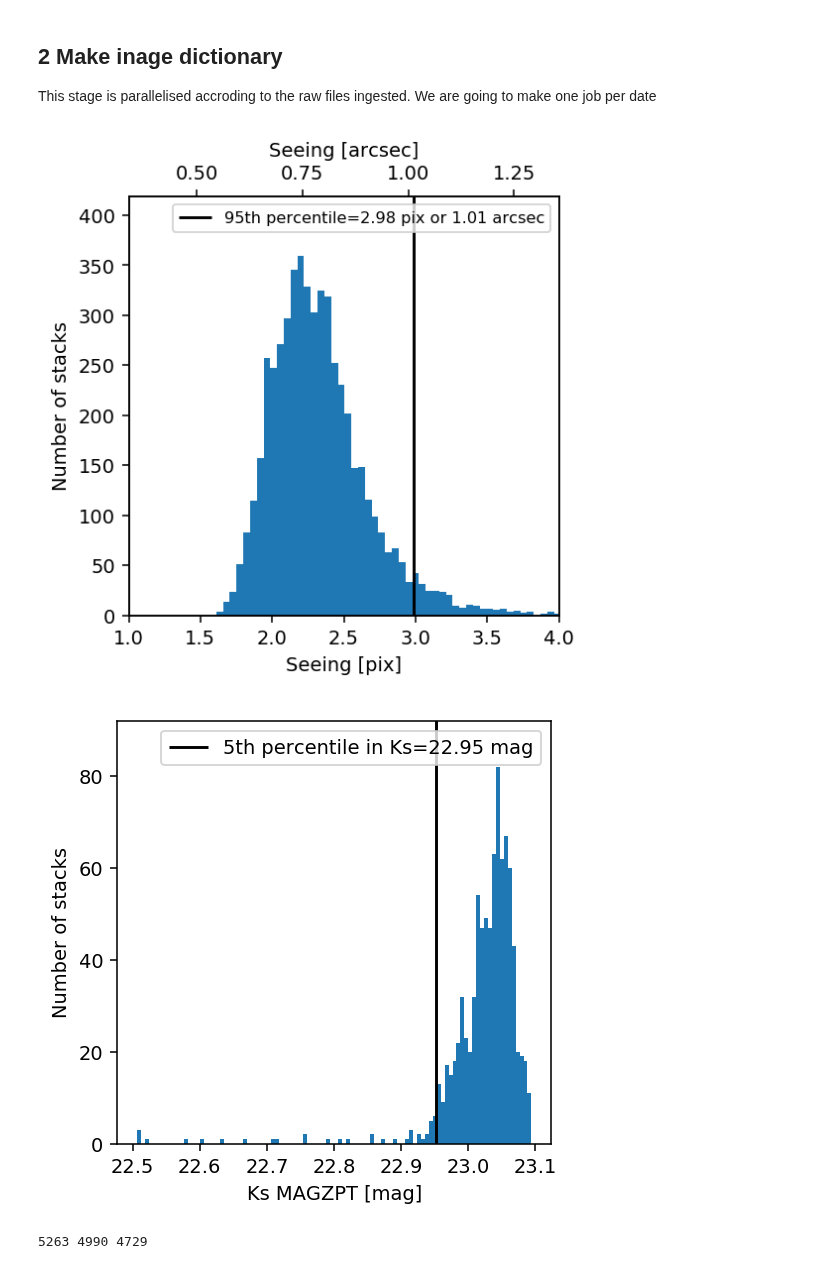
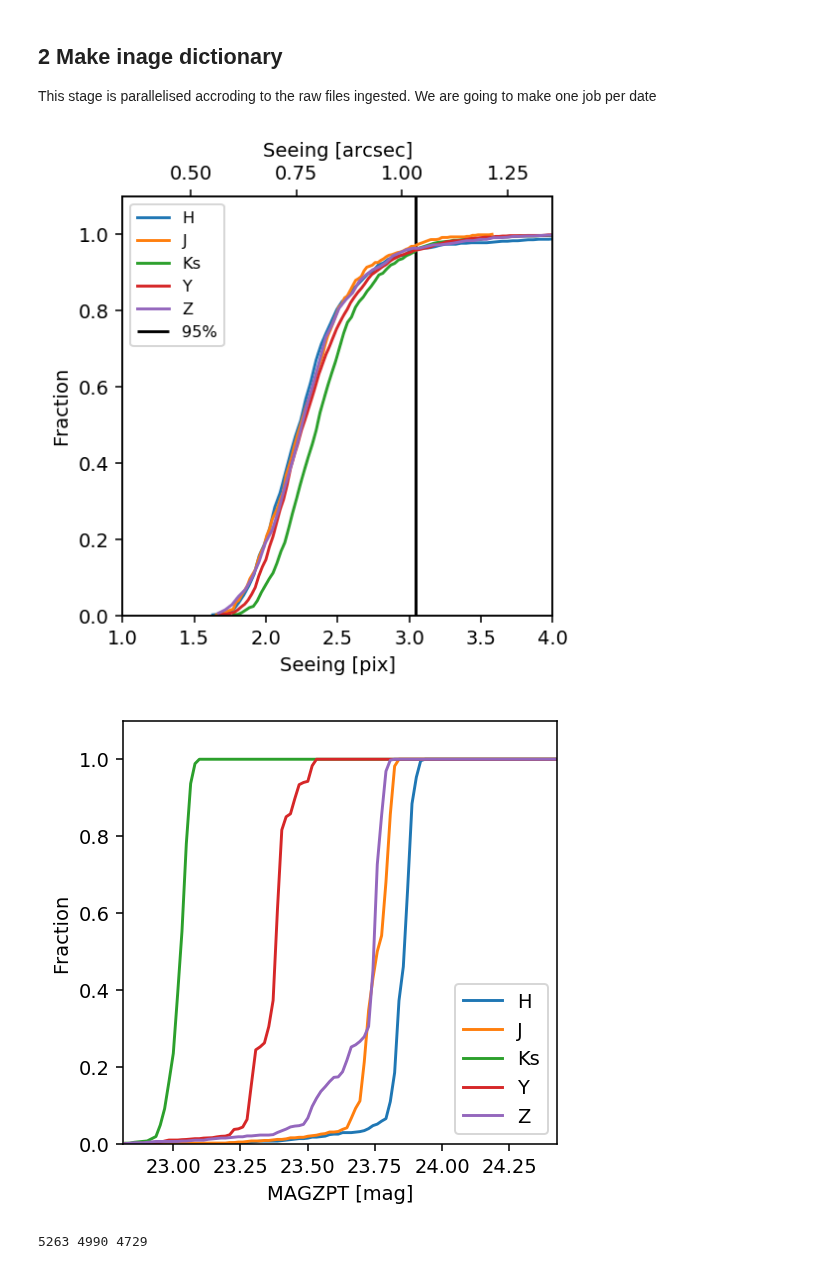
Before and after one commit to lsst-uk/lsst-ir-fusion, a Jupyter notebook: dmu4/dmu4_SXDS/1_Slurm_factory_SXDS.ipynb, the cells around one changed output. Cells and saved outputs as stored; diff of their text form; code cells hidden in the pictures.

```diff
--- a/dmu4/dmu4_SXDS/1_Slurm_factory_SXDS.ipynb
+++ b/dmu4/dmu4_SXDS/1_Slurm_factory_SXDS.ipynb
@@ -516,65 +516,85 @@ This stage is parallelised accroding to the raw files ingested. We are going to
 # %%
 fig = plt.figure(figsize=(4, 4), dpi=140)
 ax1 = fig.add_subplot(111)
 ax2 = ax1.twiny()
 lims=[1,4]
 pixwidth=0.339
 #hist=np.histogram(video_ims[near_sxds]['SEEING'],bins=100)
 #X=[np.mean([hist[1][n],hist[1][n+1]]) for n in np.arange(len(hist[1])-1)]
 #Y=hist[0]
+for band in np.unique(video_ims[~video_ims['filter'].mask]['filter']):
 
-seeing_p95=np.percentile(video_ims[near_sxds]['SEEING'],95)
-hist=ax1.hist(video_ims[near_sxds]['SEEING'],bins=100,label=None)
-ax1.vlines(seeing_p95,np.min(hist[0]),np.max(hist[0]+60),label='95th percentile={} pix or {} arcsec'.format(
-        round(seeing_p95,2), round(seeing_p95*pixwidth,2)
-    )
-)
-ax1.set_ylim([np.min(hist[0]),np.max(hist[0]+60)])
-ax1.set_xlabel(r"Seeing [pix]")
-ax1.set_xlim(lims)
-ax1.set_ylabel('Number of stacks')
-ax1.legend(fontsize='small')
+    #print(band)
+    m = near_sxds & (video_ims['filter']==band)
 
 
+    hist=np.histogram(video_ims[m]['SEEING'],bins=100)
+    bin_edges=hist[1]
+    bin_middles = (bin_edges[1:] + bin_edges[:-1])/2
+    cum_sum=np.cumsum(hist[0])/np.sum(hist[0])
+    ax1.plot(bin_middles,cum_sum,label=band)
+
+    ax1.set_ylim([0,1.1])
+    ax1.set_xlabel(r"Seeing [pix]")
+    ax1.set_xlim(lims)
+    ax1.set_ylabel('Fraction')
+
+
+seeing_p95=np.nanpercentile(video_ims['SEEING'],95)
+ax1.vlines(seeing_p95,0,1.1,label='95%')
+
+ax1.legend(fontsize='small')
 
 new_tick_locations = np.array([0.5,0.75,1,1.25])/pixwidth
 def tick_function(X):
     V = X*pixwidth
     return ["%.2f" % z for z in V]
 
 ax2.set_xlim(ax1.get_xlim())
 ax2.set_xticks(new_tick_locations)
 ax2.set_xticklabels(tick_function(new_tick_locations))
 ax2.set_xlabel(r"Seeing [arcsec]")
 fig.savefig('./figs/sxds_seeing_hist.pdf', overwrite=True, bbox_inches='tight')
 fig.savefig('./figs/sxds_seeing_hist.png', overwrite=True, bbox_inches='tight')
 # %% [output]
-[figure, old version]
+[figure, new version]
 # %%
 fig, ax = plt.subplots(figsize=(4, 4), dpi=140)
 band='Ks'
 m = near_sxds & (video_ims['filter']==band)
 lims=[
-    np.nanpercentile(video_ims[m]['MAGZPT'],1),
-    np.nanpercentile(video_ims[m]['MAGZPT'],99.9)
+    np.nanpercentile(video_ims['MAGZPT'],1),
+    np.nanpercentile(video_ims['MAGZPT'],99.9)+0.5
 ]
 
-zp_p5=np.percentile(video_ims[m]['MAGZPT'],5)
-hist=ax.hist(video_ims[m]['MAGZPT'],bins=100,range=lims,label=None)
-ax.vlines(zp_p5,np.min(hist[0]),np.max(hist[0]+100),label='5th percentile in {}={} mag'.format(
-        band,round(zp_p5,2)
-    )
-)
-ax.set_ylim([np.min(hist[0]),np.max(hist[0]+10)])
+for band in np.unique(video_ims[~video_ims['filter'].mask]['filter']):
 
-ax.set_xlabel(r"{} MAGZPT [mag]".format(band))
+    #print(band)
+    m = near_sxds & (video_ims['filter']==band)
+
+
+    hist=np.histogram(video_ims[m]['MAGZPT'],bins=100,range=lims)
+    bin_edges=hist[1]
+    bin_middles = (bin_edges[1:] + bin_edges[:-1])/2
+    cum_sum=np.cumsum(hist[0])/np.sum(hist[0])
+    ax.plot(bin_middles,cum_sum,label=band)
+
+
+    ax.set_xlabel(r"Seeing [pix]")
+
+    ax.set_ylabel('Fraction')
+
+ax.set_ylim([0,1.1])
+ax.set_xlim(lims)
+
+ax.set_xlabel(r"MAGZPT [mag]")
 #ax.set_xlim(lims)
-ax.set_ylabel('Number of stacks')
+ax.set_ylabel('Fraction')
 ax.legend()
-fig.savefig('./figs/sxds_zp_hist_{}.pdf'.format(band), overwrite=True, bbox_inches='tight')
-fig.savefig('./figs/sxds_zp_hist_{}.png'.format(band), overwrite=True, bbox_inches='tight')
+fig.savefig('./figs/sxds_zp_hist.pdf', overwrite=True, bbox_inches='tight')
+fig.savefig('./figs/sxds_zp_hist.png', overwrite=True, bbox_inches='tight')
 # %% [output]
-[figure, old version]
+[figure, new version]
 # %%
 print(
     np.sum(near_sxds),
```
Also changed, not shown: 2 other files.
